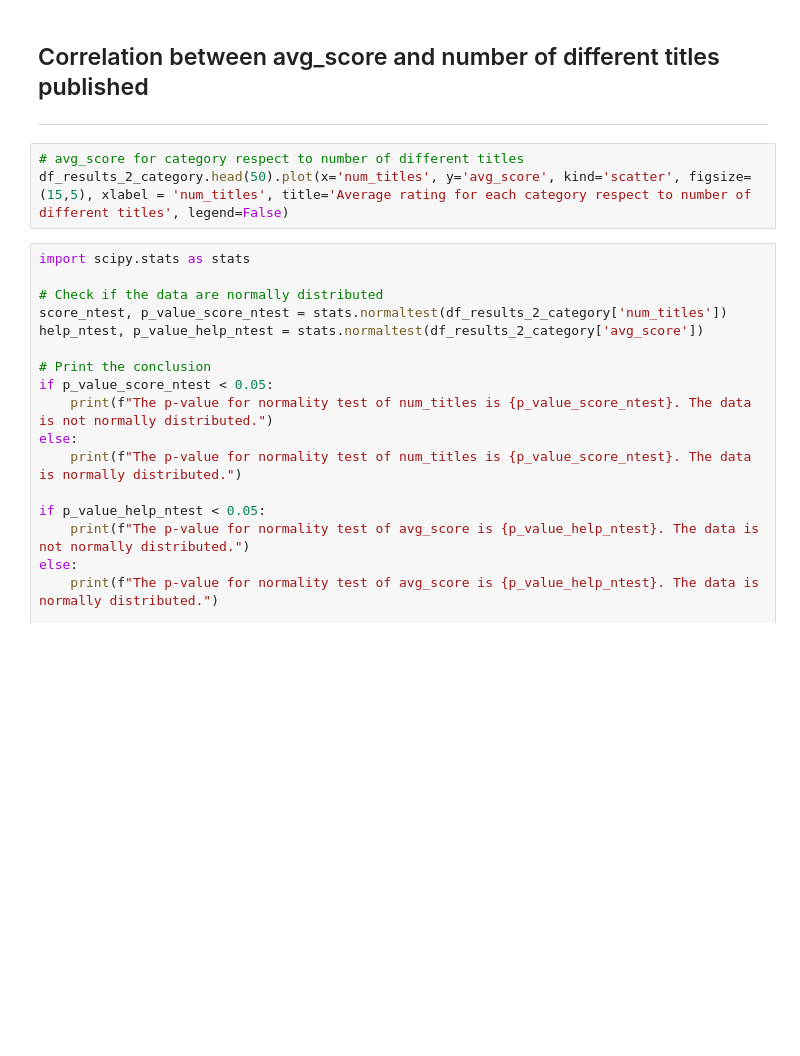
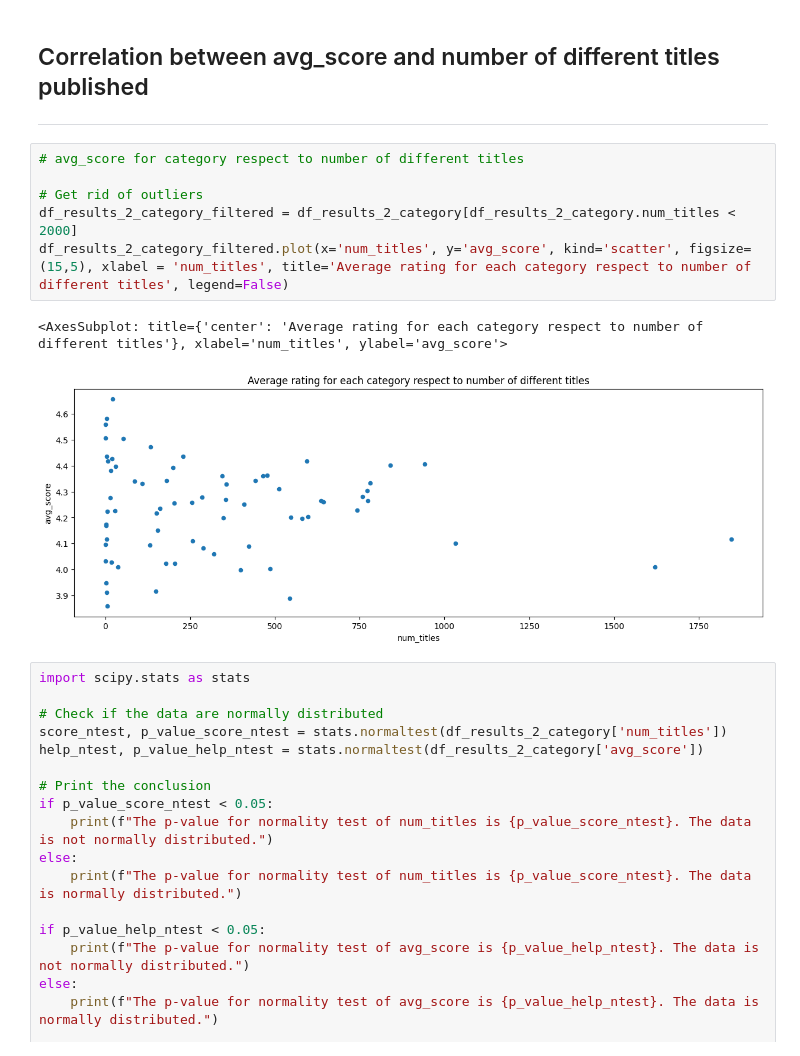
Before and after one commit to AndreaAlberti07/Amazon-books-reviews-ML, a Jupyter notebook: notebooks/hypotesis_testing/hypothesis_7.ipynb, the cells around one changed output. Cells and saved outputs as stored; diff of their text form; blank space fills up the shorter version.

```diff
--- a/notebooks/hypotesis_testing/hypothesis_7.ipynb
+++ b/notebooks/hypotesis_testing/hypothesis_7.ipynb
@@ -249,7 +249,13 @@ df_results_2_publisher.head(20).plot(x='publisher', y='count', kind='bar', figsi
 ---
 # %%
 # avg_score for category respect to number of different titles
-df_results_2_category.head(50).plot(x='num_titles', y='avg_score', kind='scatter', figsize=(15,5), xlabel = 'num_titles', title='Average rating for each category respect to number of different titles', legend=False)
+
+# Get rid of outliers
+df_results_2_category_filtered = df_results_2_category[df_results_2_category.num_titles < 2000]
+df_results_2_category_filtered.plot(x='num_titles', y='avg_score', kind='scatter', figsize=(15,5), xlabel = 'num_titles', title='Average rating for each category respect to number of different titles', legend=False)
+# %% [output]
+<AxesSubplot: title={'center': 'Average rating for each category respect to number of different titles'}, xlabel='num_titles', ylabel='avg_score'>
+[figure, added]
 # %%
 import scipy.stats as stats
 
```
Also changed, not shown: parts of 1 cell of this notebook.
